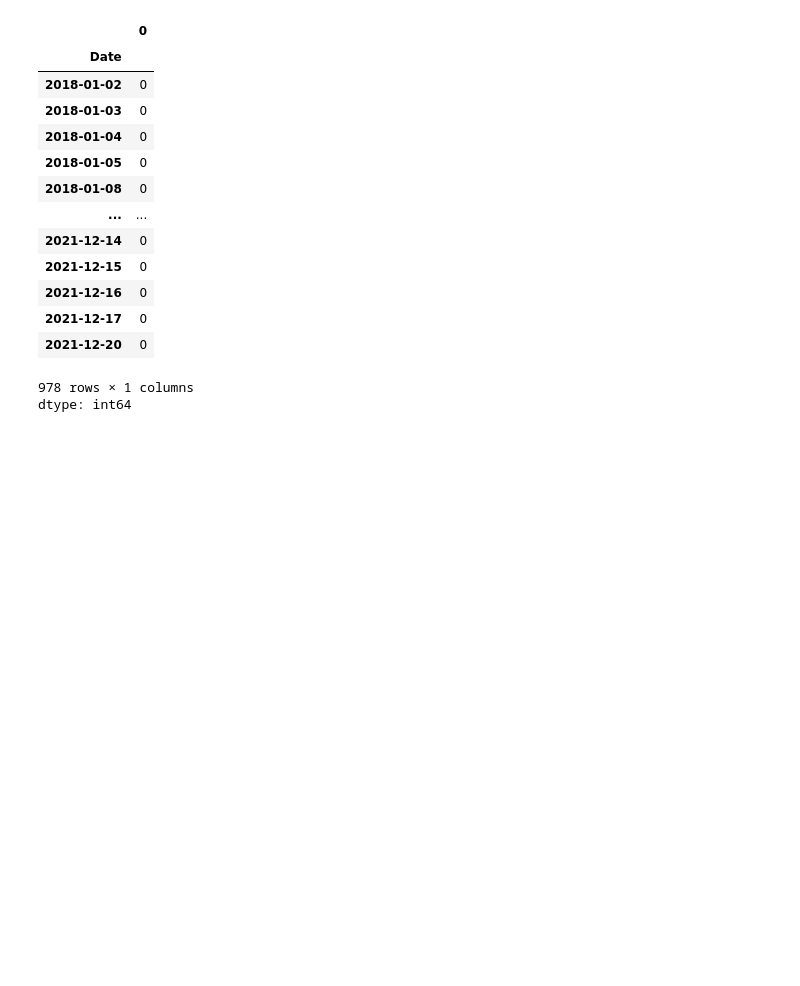
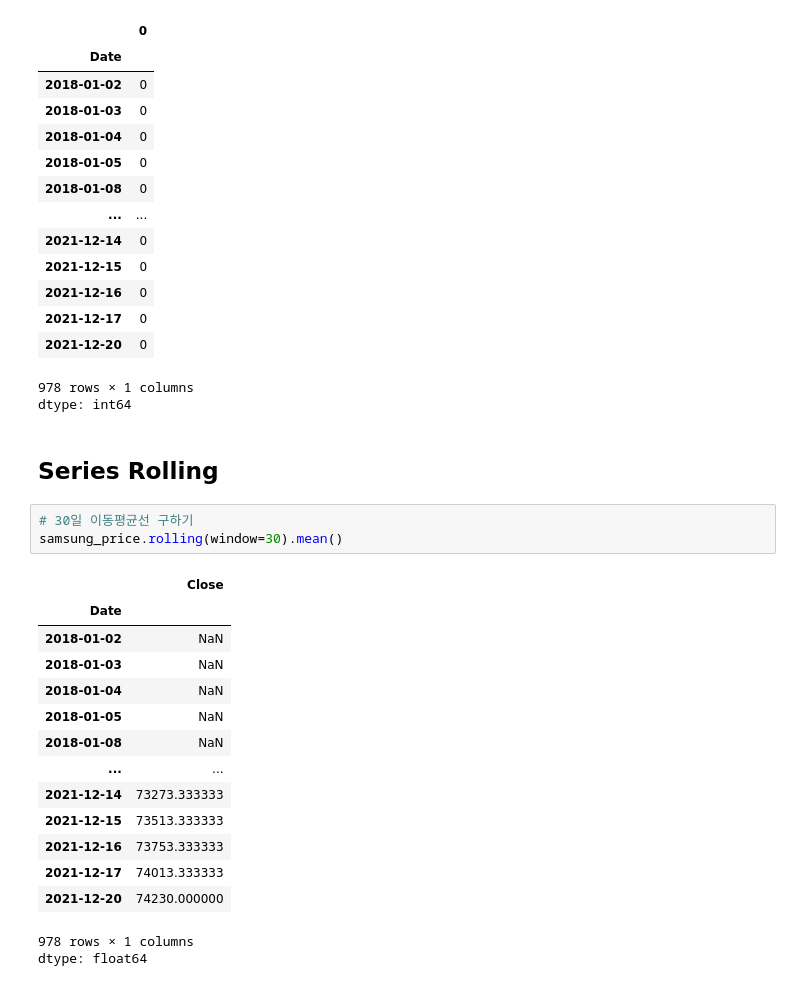
Before and after one commit to tjdux/pandas-for-finance, a Jupyter notebook: 01_Series.ipynb, the cells around one changed output. Cells and saved outputs as stored; diff of their text form; blank space fills up the shorter version.

```diff
--- a/01_Series.ipynb
+++ b/01_Series.ipynb
@@ -356,3 +356,24 @@ samsung_return_over_4
 | 2021-12-20 | 0 |
 978 rows × 1 columns
 dtype: int64
+# %% [markdown]
+## Series Rolling
+# %%
+# 30일 이동평균선 구하기
+samsung_price.rolling(window=30).mean()
+# %% [output]
+|  | Close |
+| Date |  |
+| 2018-01-02 | NaN |
+| 2018-01-03 | NaN |
+| 2018-01-04 | NaN |
+| 2018-01-05 | NaN |
+| 2018-01-08 | NaN |
+| ... | ... |
+| 2021-12-14 | 73273.333333 |
+| 2021-12-15 | 73513.333333 |
+| 2021-12-16 | 73753.333333 |
+| 2021-12-17 | 74013.333333 |
+| 2021-12-20 | 74230.000000 |
+978 rows × 1 columns
+dtype: float64
```
Also changed, not shown: parts of 12 cells of this notebook.
